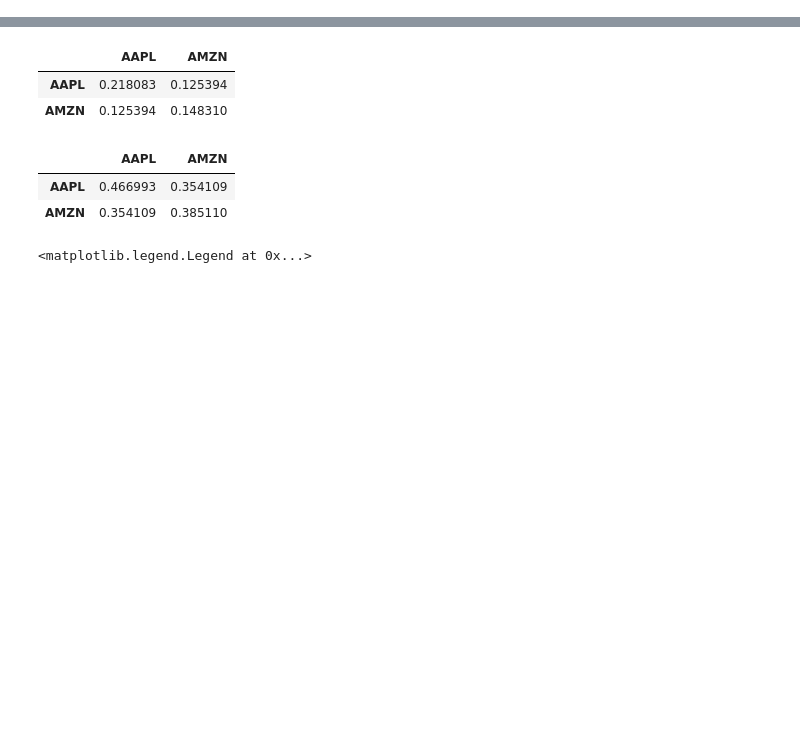
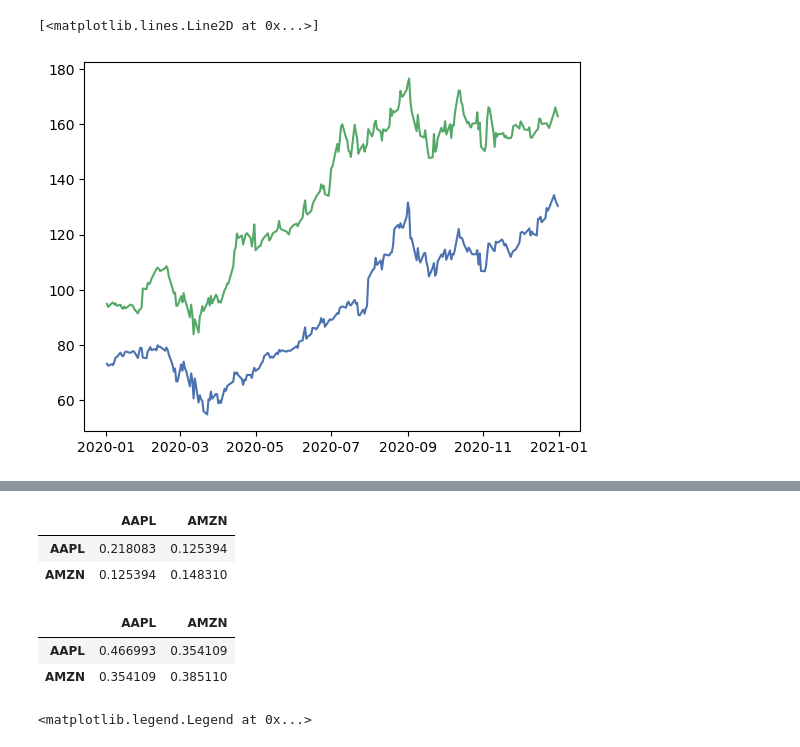
Before and after one commit to teadr1nker/finan, a Jupyter notebook: t3/file3.ipynb, the cells around one changed output, grey strips where cells are left out. Drawn from its saved outputs; the diff is of its cells as text; code cells hidden in the pictures; blank space fills up the shorter version.

```diff
--- a/t3/file3.ipynb
+++ b/t3/file3.ipynb
@@ -27,8 +27,11 @@ data
 | 2020-12-31 | 130.387238 | 162.846497 |
 253 rows × 2 columns
 # %%
-#plt.plot(data['NVDA'])
-#plt.plot(data['AMZN'])
+plt.plot(data['AAPL'])
+plt.plot(data['AMZN'])
+# %% [output]
+[<matplotlib.lines.Line2D at 0x...>]
+[figure, added]
 # %%
 mu = expected_returns.mean_historical_return(data)
 historicalReturns = expected_returns.returns_from_prices(data)
```
Also changed, not shown: parts of 11 cells of this notebook, 2 other files.
